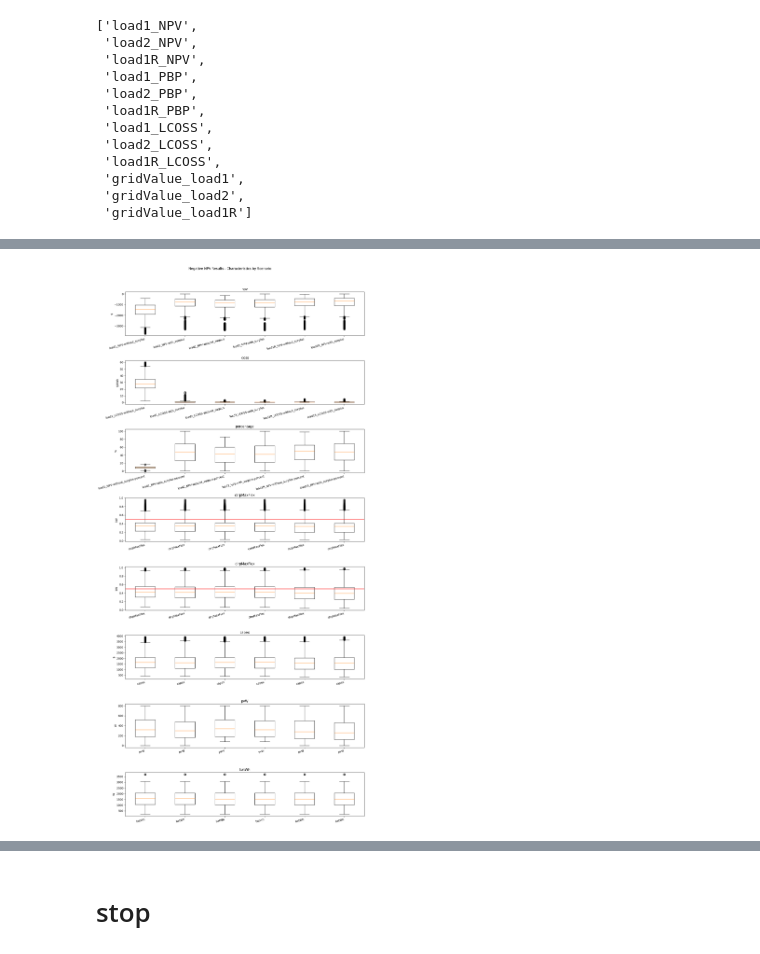
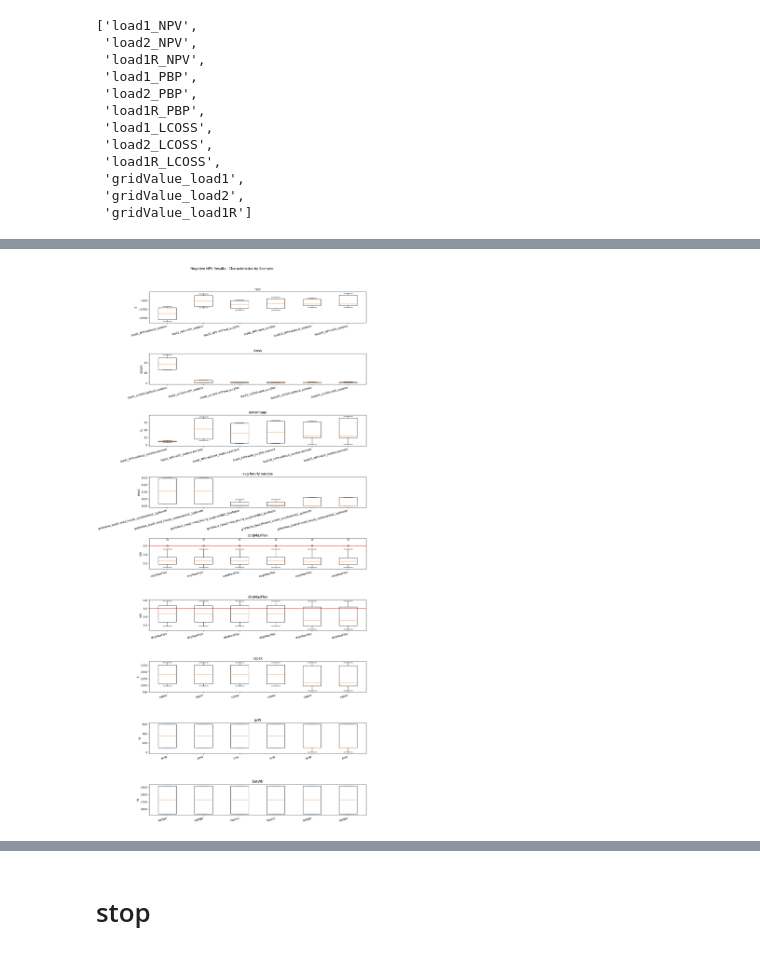
Before and after one commit to alexnathanson/TEA_AggregatedOffGridPVPowerStations, a Jupyter notebook: analysis_v2.ipynb, the cells around one changed output, grey strips where cells are left out. Saved outputs shown, nothing was run; the diff lists cells and outputs as text; code cells hidden in the pictures.

Commit message:
updated DLRP start times

```diff
--- a/analysis_v2.ipynb
+++ b/analysis_v2.ipynb
@@ -33,7 +33,7 @@ network_df.head()
 ## Read Model Results
 # %%
 #submitted paper results
-results_df = pd.read_csv('results/results_df_1751853700.csv')
+results_df = pd.read_csv('results/results_df_1751927509.csv')
 
 #V-5B analysis results
 # results_df = pd.read_csv('results/results_df_1735343451.csv')
@@ -315,5 +315,6 @@ analyze_df.iloc[0]['gridValue_load2']
 # %%
-gridValueKeys = ['daysWithSurplus','avgHourlySurpluskWAC','medHourlySurpluskWAC','maxHourlySurpluskWAC',
+gridValueKeys = ['avg_hourly_surpluskWAC_byMonth','med_hourly_surpluskWAC_byMonth','min_hourly_surpluskWAC_byMonth',
+                 'max_hourly_surpluskWAC_byMonth',
                  'ann_surpluskWhAC','ann_surpluskWhAC_value','requiredGridkWhAC',
                  'requiredGridkWhAC_cost','eventGridChargekWhAC','eventGridChargekWhAC_costs',
                  'avoidedGridkWhAC','avoidedGridkWhAC_value']
@@ -607,11 +614,14 @@ for ir, r in enumerate(plot_results): # category to plot
             elif r == 'lcoss':
                 bb = f'load{l}_LCOSS-{sc}'
             elif r == 'avg hourly surplus':
-                bb = f'gridValue_load{l}-avgHourlySurpluskWAC'
+                bb = f'gridValue_load{l}-med_hourly_surpluskWAC_byMonth' #gridValue_load1-med_hourly_surpluskWAC_byMonth
             else:
                 bb = r
             #load1_expAnalyze_df[load1_expAnalyze_df['load1R_NPV-without_surplus']>=0]
-            boxPlotData.append(list(data[bb]))
+            if r == 'avg hourly surplus':
+                boxPlotData.append(list([mean(s) for s in data[bb]]))
+            else:
+                boxPlotData.append(list(data[bb]))
             myLabels.append(bb)
 
     axs[ir].boxplot(boxPlotData, tick_labels=myLabels)
@@ -691,8 +701,8 @@ scenarios = ['without_surplus', 'with_surplus']
 loads = ['1','2','1R']
 #baseline_scenarios = [f'load{b}_NPV-{s}' for b in baselines for s in scenarios]
 #print(baseline_scenarios)
-plot_results = ['npv','lcoss','percentage','csrpMaxFlex','dlrpMaxFlex','capex','pvW','batWh']
-units = ['$','$/kWh','%','kW','kW','$','W','W']
+plot_results = ['npv','lcoss','percentage','avg hourly surplus','csrpMaxFlex','dlrpMaxFlex','capex','pvW','batWh']
+units = ['$','$/kWh','%','kWAC','kW','kW','$','W','W']
 
 fig, axs = plt.subplots(len(plot_results),1, figsize=(14, 30))#, sharey=True to have identical heights
 
@@ -715,32 +725,38 @@ for ir, r in enumerate(plot_results): # category to plot
             elif r == 'pbp':
                 bb = f'load{l}_PBP-{sc}'
             elif r == 'lcoss':
                 bb = f'load{l}_LCOSS-{sc}'
             elif r == 'percentage':
                 bb = f'load{l}_NPV-{sc}-percent'
+            elif r == 'avg hourly surplus':
+                bb = f'gridValue_load{l}-med_hourly_surpluskWAC_byMonth'
             else:
                 bb = r
             #load1_expAnalyze_df[load1_expAnalyze_df['load1R_NPV-without_surplus']>=0]
-            boxPlotData.append(list(data[bb]))
+            #load1_expAnalyze_df[load1_expAnalyze_df['load1R_NPV-without_surplus']>=0]
+            if r == 'avg hourly surplus':
+                boxPlotData.append(list([mean(s) for s in data[bb]]))
+            else:
+                boxPlotData.append(list(data[bb]))
             myLabels.append(bb)
 
     axs[ir].boxplot(boxPlotData, tick_labels=myLabels)
     for label in axs[ir].get_xticklabels():
         label.set_rotation(15)
         label.set_horizontalalignment('right')
 
     axs[ir].set_title(f'{r}')
     axs[ir].set_ylabel(f'{units[ir]}')
 
     # draw line to indicate comparison
     if 'Flex' in r:
         axs[ir].axhline(0.5, c='r')
 
 #fig.subplots_adjust(bottom=0.05, top=0.9,hspace=0.4, wspace=0.3)
 plt.tight_layout(rect=[0, 0.03, 1, 0.95])  # leave space for suptitle
 fig.suptitle('Negative NPV Results - Characteristics by Scenario')
 
 plt.savefig(f"outputs/negativeNPVs_{datetime.now().timestamp()}.png")
 plt.show()
 # %% [output]
-[figure, old version]
+[figure, new version]
```
Also changed, not shown: parts of 23 cells of this notebook, 5 other files.
